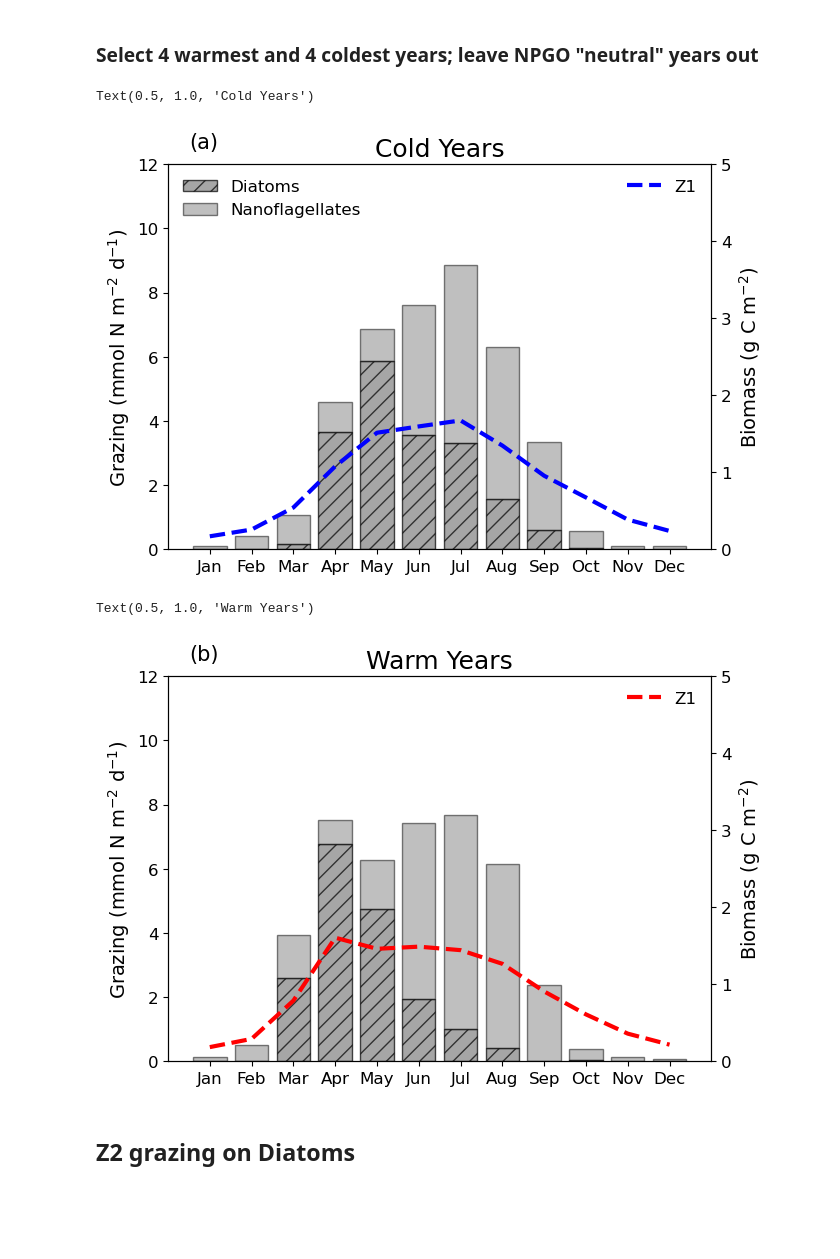
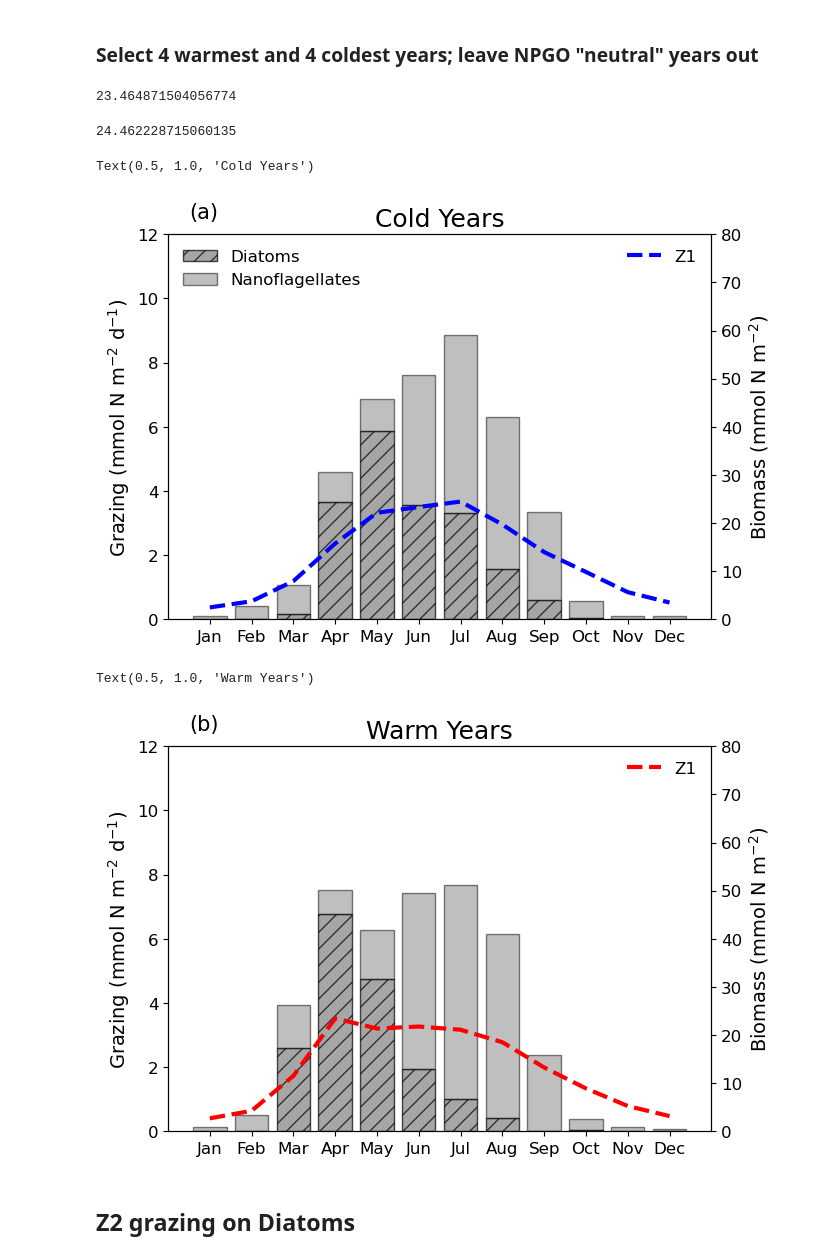
Before and after one commit to SalishSeaCast/Suchyetal_NPGOpaper, a Jupyter notebook: notebooks/Figure10_ZooplanktonGrazing.ipynb, the cells around one changed output. Drawn from its saved outputs; the diff is of its cells as text; code cells hidden in the pictures; blank space fills up the shorter version.

```diff
--- a/notebooks/Figure10_ZooplanktonGrazing.ipynb
+++ b/notebooks/Figure10_ZooplanktonGrazing.ipynb
@@ -328,5 +328,5 @@ print(np.shape(monthly_array_microzooplankton_depthint_slicemean))
 NPGO_C_micro=np.array([[monthly_array_microzooplankton_depthint_slicemean[1,:]],[monthly_array_microzooplankton_depthint_slicemean[3,:]],\
         [monthly_array_microzooplankton_depthint_slicemean[4,:]],[monthly_array_microzooplankton_depthint_slicemean[5,:]]])
 # %%
-NPGO_C_micro_mean=NPGO_C_micro.mean(axis=0).flatten()*5.7*12/1000
+NPGO_C_micro_mean=NPGO_C_micro.mean(axis=0).flatten() #*5.7*12/1000
 # %%
@@ -342,40 +342,48 @@ NPGO_W_micro_std=NPGO_W_micro.std(axis=0).flatten()*5.7*12/1000
+# %%
+NPGO_W_micro_mean.max()
+# %% [output]
+23.464871504056774
+# %%
+NPGO_C_micro_mean.max()
+# %% [output]
+24.462228715060135
 # %%
 ## Plot Figure 4a
 
 fig, ax = plt.subplots(figsize=(7,5))
 bbox = {'boxstyle': 'round', 'facecolor': 'w', 'alpha': 0.9}
 cmap = plt.get_cmap('tab10')
 palette = [cmap(0), cmap(0.2), 'k', cmap(0.1), cmap(0.3)]
 xticks=['Jan','Feb','Mar','Apr','May','Jun','Jul','Aug','Sep','Oct','Nov',"Dec"]
 
 ax2=ax.twinx()
 
 ax2.plot(xticks, NPGO_C_micro_mean,label='Z1',color='b',linestyle='--',linewidth=3)
 
 
 ax.bar(xticks,NPGO_C_Z1diat_mean,color='grey',edgecolor='k',hatch='//',alpha=0.7,label='Diatoms')
 ax.bar(xticks,NPGO_C_Z1flag_mean,color='grey',edgecolor='k',label='Nanoflagellates',alpha=0.5,bottom=NPGO_C_Z1diat_mean)
 
 
 
-ax2.set_ylim(0,5)
-ax2.set_ylabel('Biomass (g C m$^{-2}$)',fontsize=14)
+ax2.set_ylim(0,80)
+ax2.set_ylabel('Biomass (mmol N m$^{-2}$)',fontsize=14)
 
 ax.legend(frameon=False,loc=2)
 ax2.legend(frameon=False,loc=1)
 ax.set_ylim(0,12)
 ax.set_ylabel('Grazing (mmol N m$^{-2}$ d$^{-1}$)',fontsize=14)
 ax.set_xlabel('',fontsize=14)
 #ax.tick_params(axis='x', labelrotation=0)
 
 ax.text(-.5, 12.5, '(a)', fontsize=15,  color='k')
 
 ax.set_title('Cold Years',fontsize=18)
 
-#plt.savefig('Fig6a.png', bbox_inches='tight',dpi=1000,transparent=False)
+#plt.savefig('Fig6a_revised.png', bbox_inches='tight',dpi=1000,transparent=False)
 # %% [output]
 Text(0.5, 1.0, 'Cold Years')
-[figure, old version]
+[figure, new version]
 # %%
 ## Plot Figure 4b
 
@@ -395,8 +403,8 @@ ax.bar(xticks,NPGO_W_Z1flag_mean,color='grey',edgecolor='k',label='Nanoflagellat
 
 
 
-ax2.set_ylim(0,5)
-ax2.set_ylabel('Biomass (g C m$^{-2}$)',fontsize=14)
+ax2.set_ylim(0,80)
+ax2.set_ylabel('Biomass (mmol N m$^{-2}$)',fontsize=14)
 
 ax2.legend(frameon=False,loc=1)
 ax.set_ylim(0,12)
@@ -408,10 +416,10 @@ ax.text(-.5, 12.5, '(b)', fontsize=15,  color='k')
 
 ax.set_title('Warm Years',fontsize=18)
 
-#plt.savefig('Fig6b.png', bbox_inches='tight',dpi=1000,transparent=False)
+#plt.savefig('Fig6b_revised.png', bbox_inches='tight',dpi=1000,transparent=False)
 # %% [output]
 Text(0.5, 1.0, 'Warm Years')
-[figure, old version]
+[figure, new version]
 # %% [markdown]
 ## Z2 grazing on Diatoms
 # %%
```
Also changed, not shown: parts of 10 cells of this notebook, 15 other files.
